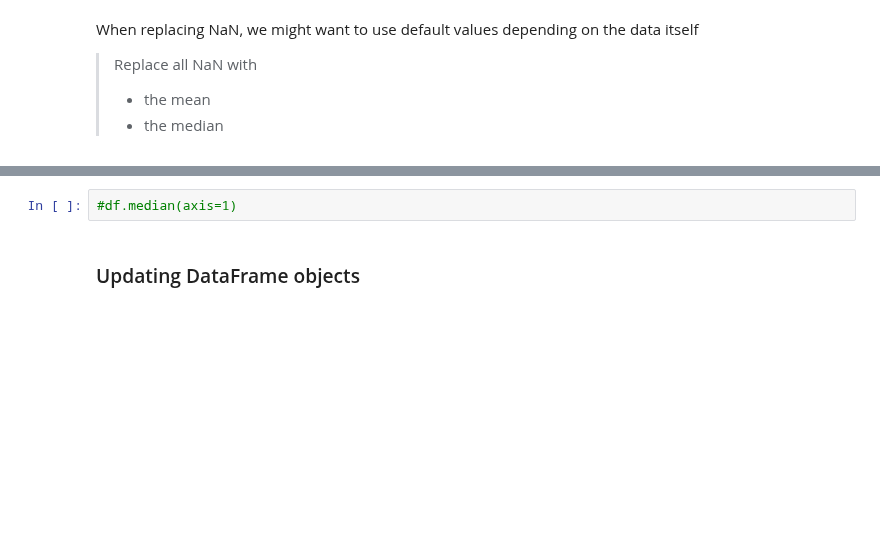
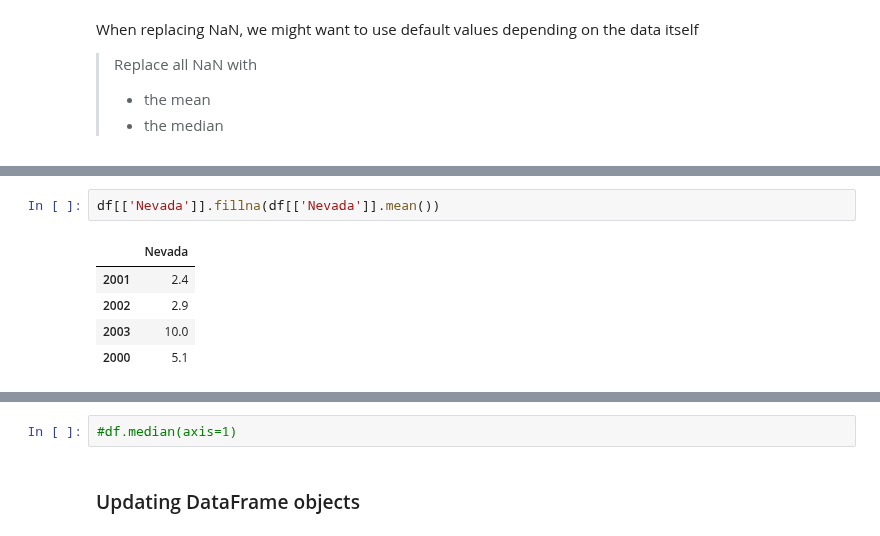
Before and after one commit to EMbeDS-education/SNS-IProML2022, a Jupyter notebook: jupyter/jupyterNotebooks/M2_01NumPy_Pandas.ipynb, the cells around one changed output, grey strips where cells are left out. Drawn from its saved outputs; the diff is of its cells as text; blank space fills up the shorter version.

```diff
--- a/jupyter/jupyterNotebooks/M2_01NumPy_Pandas.ipynb
+++ b/jupyter/jupyterNotebooks/M2_01NumPy_Pandas.ipynb
@@ -1423,2 +1633,10 @@ df.fillna(df.mean())
+# %%
+df[['Nevada']].fillna(df[['Nevada']].mean())
+# %% [output]
+|  | Nevada |
+| 2001 | 2.4 |
+| 2002 | 2.9 |
+| 2003 | 10.0 |
+| 2000 | 5.1 |
 # %%
 df.fillna(df.median())
```
Also changed, not shown: parts of 113 cells of this notebook, 2 other files.
